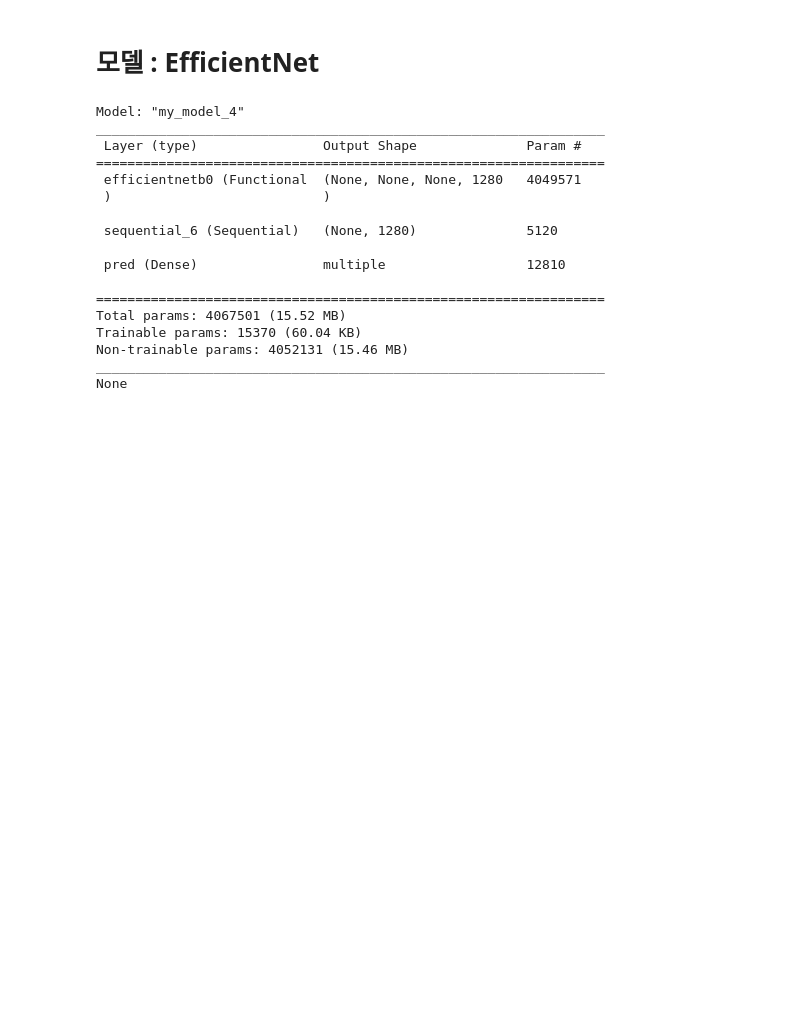
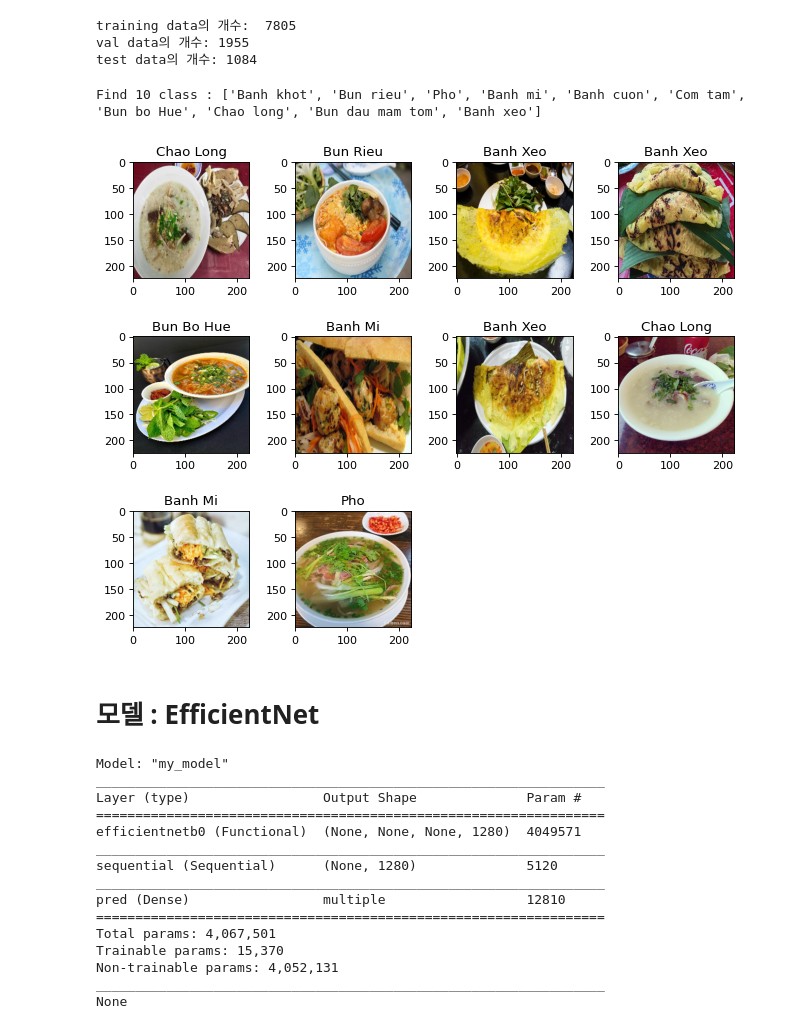
Before and after one commit to hidden719/aiffel, a Jupyter notebook: 0408/custom_trainer.ipynb, the cells around one changed output. Drawn from its saved outputs; the diff is of its cells as text; code cells hidden in the pictures; blank space fills up the shorter version.

```diff
--- a/0408/custom_trainer.ipynb
+++ b/0408/custom_trainer.ipynb
@@ -48,5 +84,7 @@ for path in [train_path, test_path]:
 # %%
-#10개만 사용
-cls = [x for x in os.listdir(train_path) if os.path.isdir(os.path.join(train_path, x))][:10]
+import os
+import random
+
+cls = [os.path.join(train_path, x) for x in os.listdir(train_path) if os.path.isdir(os.path.join(train_path, x))]
 cls
 # %% [output]
@@ -87,0 +101,8 @@ test data의 개수: 1591
+# %%
+cls_files = {}
+
+for x in cls:
+    if x not in cls_files:
+        cls_files[x] = [f for f in os.listdir(x) if os.path.isfile(os.path.join(x, f))]
+
+#cls_files
@@ -88,3 +147,11 @@ test data의 개수: 1591
+# %%
+print('training data의 개수: ',get_num_data(train_path))
+print('val data의 개수: '+get_num_data(val_path))
+print('test data의 개수: '+get_num_data(test_path))
+# %% [output]
+training data의 개수:  7805
+val data의 개수: 1955
+test data의 개수: 1084
 # %%
 import pathlib
 import numpy as np
@@ -122,12 +189,11 @@ def prepare_for_training(ds, batch_size=32, cache=True, shuffle_buffer_size=1000
 
     return ds
 
-def load_data(data_path, cls, img_shape, batch_size=32, is_train=True):
+def load_data(data_path, img_shape, batch_size=32, is_train=True):
     '''
     데이터를 만들기 위해 필요한 함수들을 호출하고 데이터를 리턴해주는 함수
     '''
-    #class_names = [cls for cls in os.listdir(data_path) if cls != '.DS_Store']
-    class_names = cls
+    class_names = [cls for cls in os.listdir(data_path) if cls != '.DS_Store']
     data_path = pathlib.Path(data_path)
 
     list_ds = tf.data.Dataset.list_files(str(data_path/'*/*'))
@@ -136,6 +202,7 @@ def load_data(data_path, cls, img_shape, batch_size=32, is_train=True):
     DATASET_SIZE = tf.data.experimental.cardinality(list_ds).numpy()
 
     return ds, DATASET_SIZE
+
 def show_batch(image_batch, label_batch, class_names):
     size = len(image_batch)
     sub_size = int(size ** 0.5) + 1
@@ -147,3 +214,10 @@ def show_batch(image_batch, label_batch, class_names):
         plt.title(class_names[np.array(label_batch[n])==True][0].title())
         plt.imshow(image_batch[n])
     plt.show()
+def load_label(data_path):
+    '''
+    class 이름을 가져오는 함수
+    '''
+    class_names = [str(x).split('/')[-1] for x in data_path.iterdir()]
+    print('Find {} class : {}'.format(len(class_names), class_names))
+    return np.array(class_names)
@@ -158,3 +224,15 @@ val_steps = compute_steps_per_epoch(VAL_SIZE)
+# %%
+train_data_path = data_path +'/Train'
+train_dataset,_ = load_data(train_data_path, img_shape=(224,224),batch_size=10)
+data_dir = pathlib.Path(train_data_path)
+class_names = load_label(data_dir)
+# %% [output]
+Find 10 class : ['Banh khot', 'Bun rieu', 'Pho', 'Banh mi', 'Banh cuon', 'Com tam', 'Bun bo Hue', 'Chao long', 'Bun dau mam tom', 'Banh xeo']
+# %%
+for img, label in train_dataset.take(1):
+    show_batch(img, label, class_names)
+# %% [output]
+[figure, added]
 # %% [markdown]
 # 모델 : EfficientNet
 # %%
@@ -166,11 +244,13 @@ class myModel(tf.keras.Model):
     Classification 문제로 접근할 것이기 때문에 맨 마지막 Dense 레이어에
     우리가 원하는 클래스 갯수 만큼을 지정해주어야 합니다.
     '''
-    def __init__(self, num_classes=5, freeze=False):
+    def __init__(self, num_classes=10, freeze=False):
         super(myModel, self).__init__()
         self.base_model = EfficientNetB0(include_top=False, weights='imagenet')
         if freeze:
             self.base_model.trainable = False
+        for layer in self.base_model.layers[-2:]:
+            layer.trainable = True
         self.top = tf.keras.Sequential([tf.keras.layers.GlobalAveragePooling2D(name="avg_pool"),
                                        tf.keras.layers.BatchNormalization(),
                                        tf.keras.layers.Dropout(0.5, name="top_dropout")])
@@ -186,21 +266,19 @@ if __name__ == '__main__':
     model.build(input_shape=(None, 224, 224, 3))
     print(model.summary())
 # %% [output]
-Model: "my_model_4"
+Model: "my_model"
 _________________________________________________________________
- Layer (type)                Output Shape              Param #
+Layer (type)                 Output Shape              Param #
 =================================================================
- efficientnetb0 (Functional  (None, None, None, 1280   4049571
- )                           )
-
- sequential_6 (Sequential)   (None, 1280)              5120
-
- pred (Dense)                multiple                  12810
-
+efficientnetb0 (Functional)  (None, None, None, 1280)  4049571
+_________________________________________________________________
+sequential (Sequential)      (None, 1280)              5120
+_________________________________________________________________
+pred (Dense)                 multiple                  12810
 =================================================================
-Total params: 4067501 (15.52 MB)
-Trainable params: 15370 (60.04 KB)
-Non-trainable params: 4052131 (15.46 MB)
+Total params: 4,067,501
+Trainable params: 15,370
+Non-trainable params: 4,052,131
 _________________________________________________________________
 None
 # %%
```
Also changed, not shown: parts of 16 cells of this notebook.
